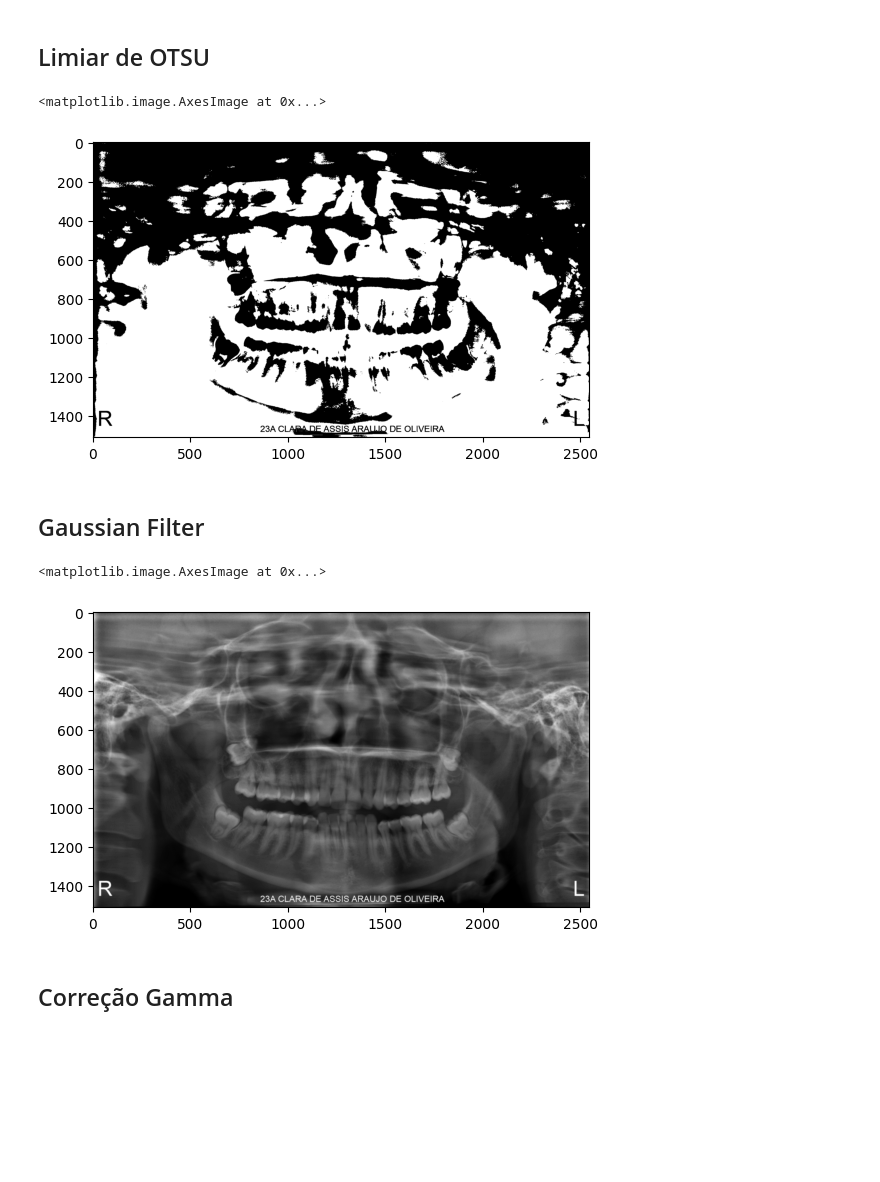
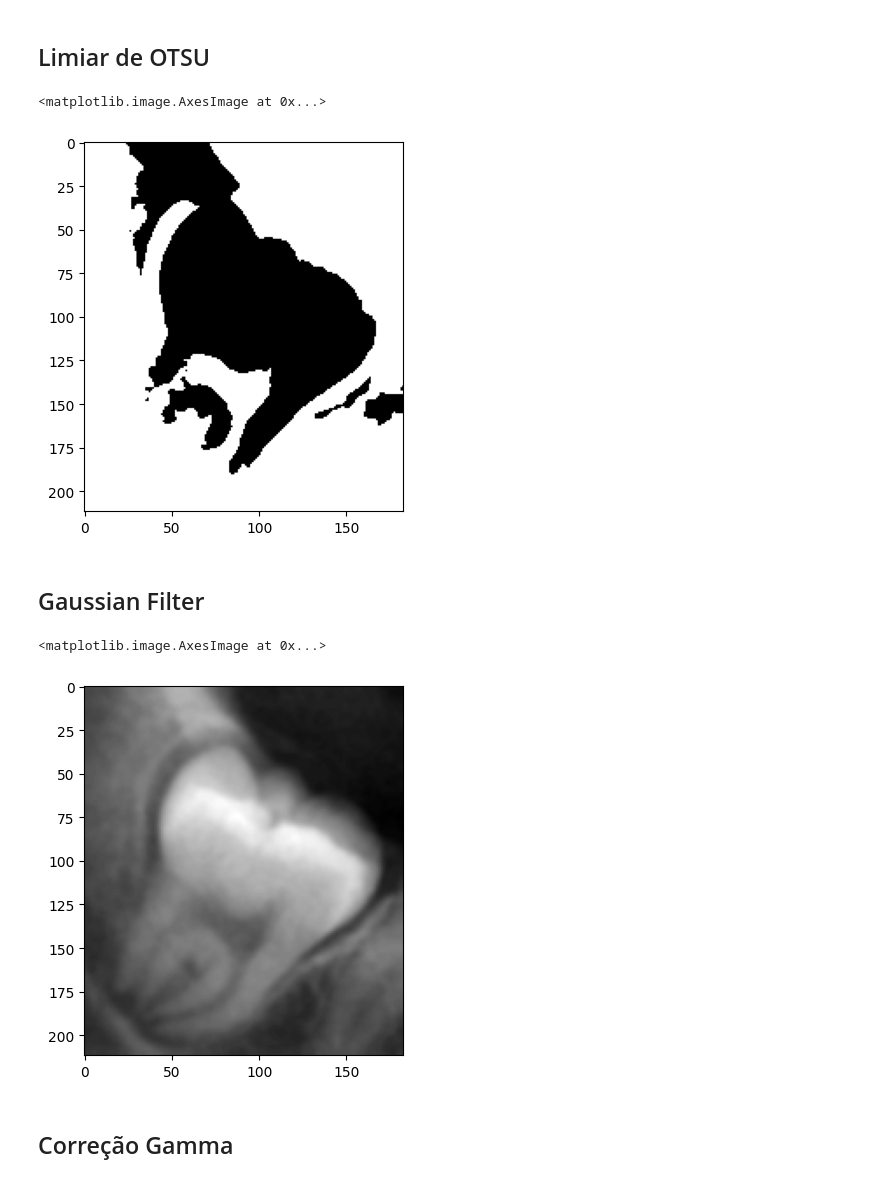
Before and after one commit to stefaneadna/digital-image-processing, a Jupyter notebook: trab3/tecnicas.ipynb, the cells around one changed output. Drawn from its saved outputs; the diff is of its cells as text; code cells hidden in the pictures; blank space fills up the shorter version.

```diff
--- a/trab3/tecnicas.ipynb
+++ b/trab3/tecnicas.ipynb
@@ -28,6 +28,7 @@ def open_img(image_path):
 
 dataset = open_img('dataset/')
 dataset_gray = [cv2.cvtColor(image, cv2.COLOR_BGR2GRAY) for image in dataset]
-plt.imshow(dataset_gray[4],cmap='gray')
+dataset_gray = [cv2.GaussianBlur(image,(5,5),0) for image in dataset_gray]
+plt.imshow(dataset_gray[5],cmap='gray')
 # %% [output]
 <matplotlib.image.AxesImage at 0x...>
@@ -49,23 +51,23 @@ plt.imshow(thresh_adaptative,cmap='gray')
 # %% [markdown]
 ## Limiar de OTSU
 # %%
-image = dataset_gray[4].copy()
+image = dataset_gray[5].copy()
 
 thresh_otsu = cv2.threshold(image, 0, 255,
                            cv2.THRESH_BINARY_INV | cv2.THRESH_OTSU)[1]
 plt.imshow(thresh_otsu,cmap='gray')
 # %% [output]
 <matplotlib.image.AxesImage at 0x...>
-[figure, old version]
+[figure, new version]
 # %% [markdown]
 ## Gaussian Filter
 # %%
-image = dataset_gray[4].copy()
+image = dataset_gray[5].copy()
 filter_gaussian = cv2.GaussianBlur(image,(5,5),0)
 plt.imshow(filter_gaussian,cmap='gray')
 # %% [output]
 <matplotlib.image.AxesImage at 0x...>
-[figure, old version]
+[figure, new version]
 # %% [markdown]
 ## Correção Gamma
 # %%
```
Also changed, not shown: parts of 6 cells of this notebook, 1 other file.
